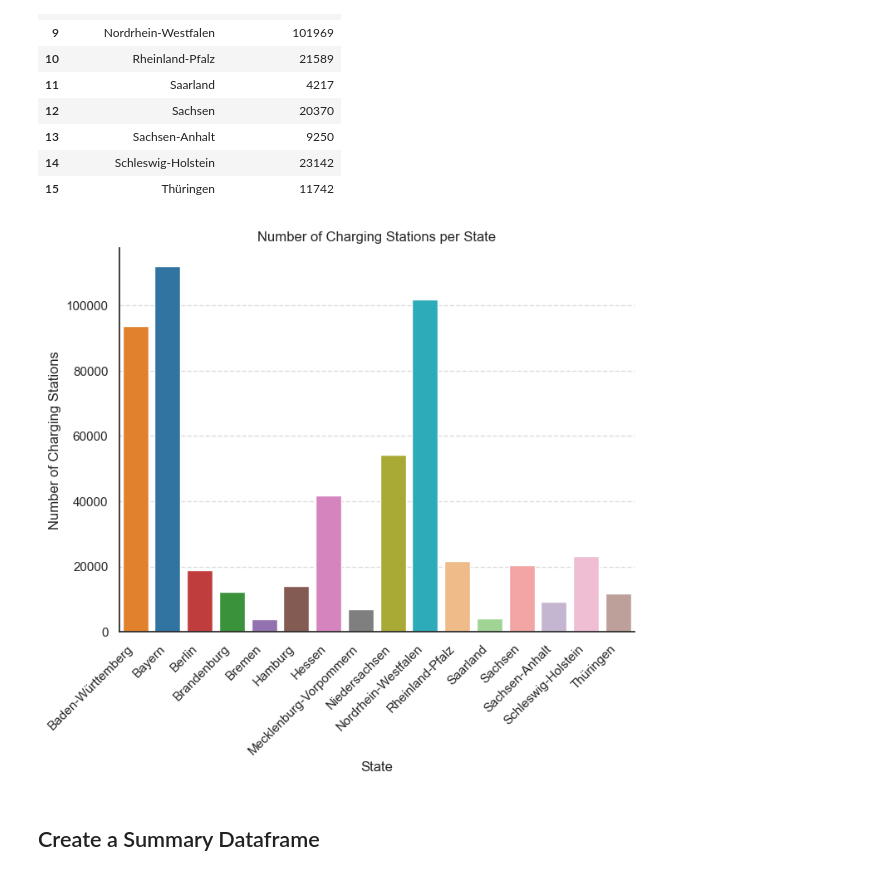
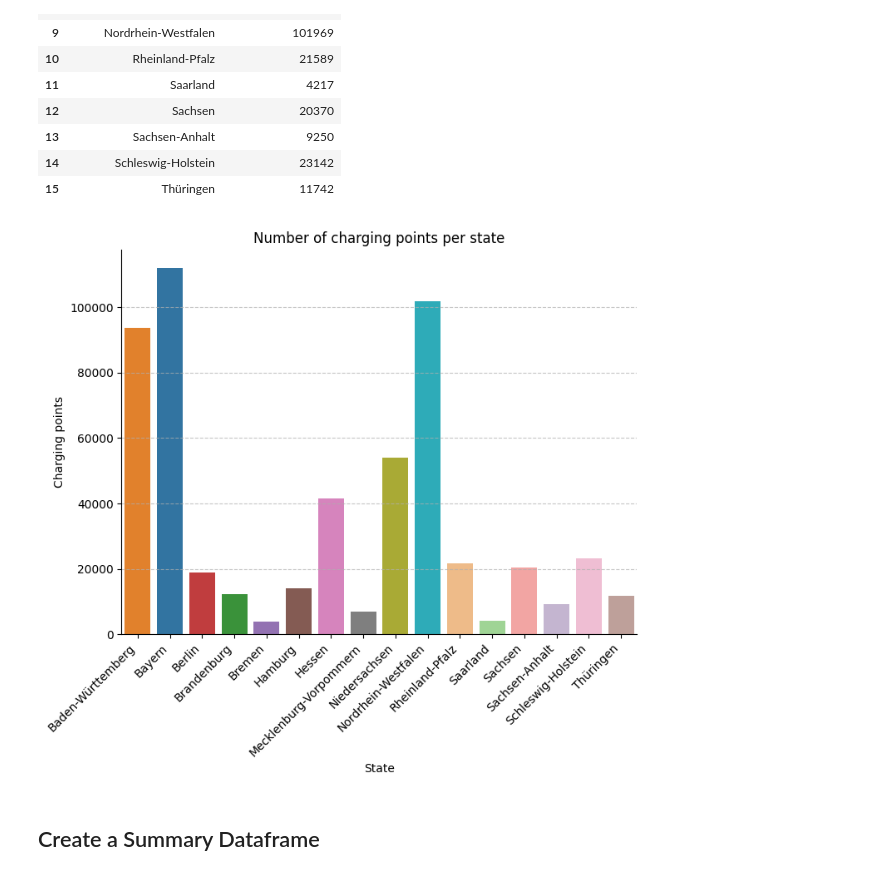
Before and after one commit to adelinerd/electric_cars, a Jupyter notebook: 1_E-Stations.ipynb, the cells around one changed output. Saved outputs shown, nothing was run; the diff lists cells and outputs as text; code cells hidden in the pictures.

Commit message:
removed unused charts, removed some duplicated code

```diff
--- a/1_E-Stations.ipynb
+++ b/1_E-Stations.ipynb
@@ -175,22 +174,21 @@ stations_per_state
 | 14 | Schleswig-Holstein | 23142 |
 | 15 | Thüringen | 11742 |
 # %%
-
 # Create the plot
 plt.figure(figsize=(8, 6))
 sns.barplot(data=stations_per_state, x="land", y="number_of_stations", palette=german_states_colors)
 sns.despine()
 
-plt.title("Number of Charging Stations per State")
+plt.title("Number of charging points per state")
 plt.xlabel("State")
-plt.ylabel("Number of Charging Stations")
+plt.ylabel("Charging points")
 
 plt.xticks(rotation=45, ha="right")
 plt.grid(axis="y", linestyle="--", alpha=0.7)
 
 plt.show()
 # %% [output]
-[figure, old version]
+[figure, new version]
 # %% [markdown]
 ## Create a Summary Dataframe
 # %% [markdown]
```
Also changed, not shown: parts of 5 cells of this notebook, 12 other files.
